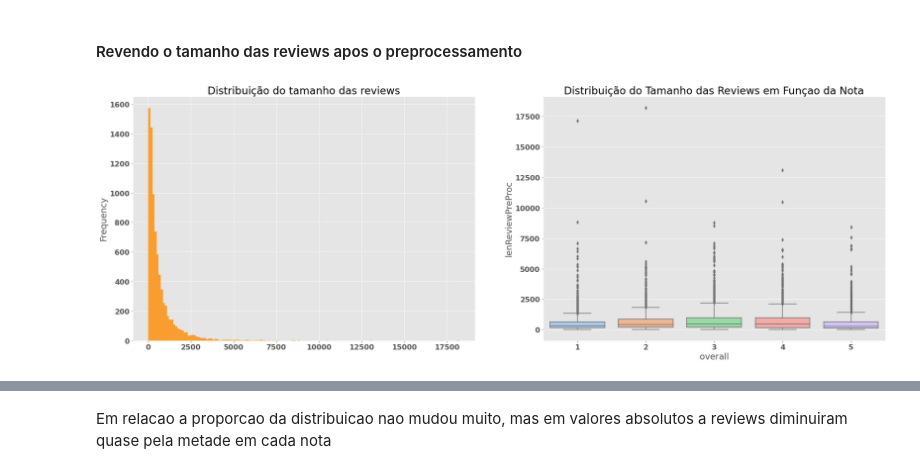
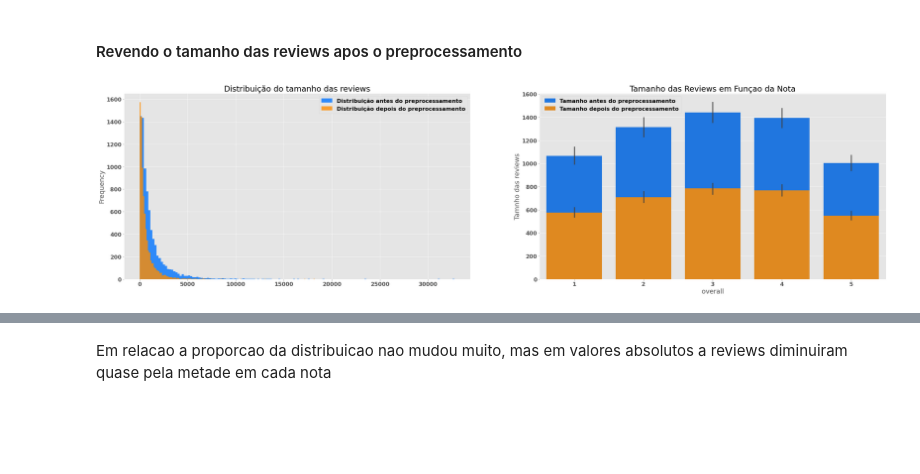
Before and after one commit to lhndsp/ps-turingUSP, a Jupyter notebook: 2_analise-e-ia/analise_e_modelos.ipynb, the cells around one changed output, grey strips where cells are left out. Cells and saved outputs as stored; diff of their text form; code cells hidden in the pictures; blank space fills up the shorter version.

```diff
--- a/2_analise-e-ia/analise_e_modelos.ipynb
+++ b/2_analise-e-ia/analise_e_modelos.ipynb
@@ -720,10 +735,17 @@ ax[1].axis("off")
 # %%
 dfReview['lenReviewPreProc'] = dfReview['reviewTextPreProc'].apply(len)
 # %%
-fig, ax = plt.subplots(1, 2, figsize=(30, 10))
-p = dfReview['lenReviewPreProc'].plot(kind='hist', bins=150, ax=ax[0], alpha=.8, color='#ff8c00', label='words')
-p = sns.boxplot(data=dfReview, x='overall', y='lenReviewPreProc', palette='pastel', ax=ax[1])
+fig, ax = plt.subplots(1, 2, figsize=(40, 10))
+p = dfReview['lenReviewBruto'].plot(kind='hist', bins=150, ax=ax[0], alpha=.8, color='#0073ff', label='Distribuição antes do preprocessamento')
+p = dfReview['lenReviewPreProc'].plot(kind='hist', bins=150, ax=ax[0], alpha=.8, color='#ff8c00', label='Distribuição depois do preprocessamento')
+p = ax[0].legend()
+
+p = sns.barplot(data=dfReview, x='overall', y='lenReviewBruto', color='#0073ff', label='Tamanho antes do preprocessamento', ax=ax[1])
+p = sns.barplot(data=dfReview, x='overall', y='lenReviewPreProc', color='#ff8c00', ax=ax[1], label='Tamanho depois do preprocessamento')
+p = ax[1].legend()
+p = ax[1].set_ylabel('Tamnho das reviews')
+
 p1 = ax[0].set_title('Distribuição do tamanho das reviews')
-p1 = ax[1].set_title('Distribuição do Tamanho das Reviews em Funçao da Nota')
+p1 = ax[1].set_title('Tamanho das Reviews em Funçao da Nota')
 # %% [output]
-[figure, old version]
+[figure, new version]
```
Also changed, not shown: parts of 97 cells of this notebook.
